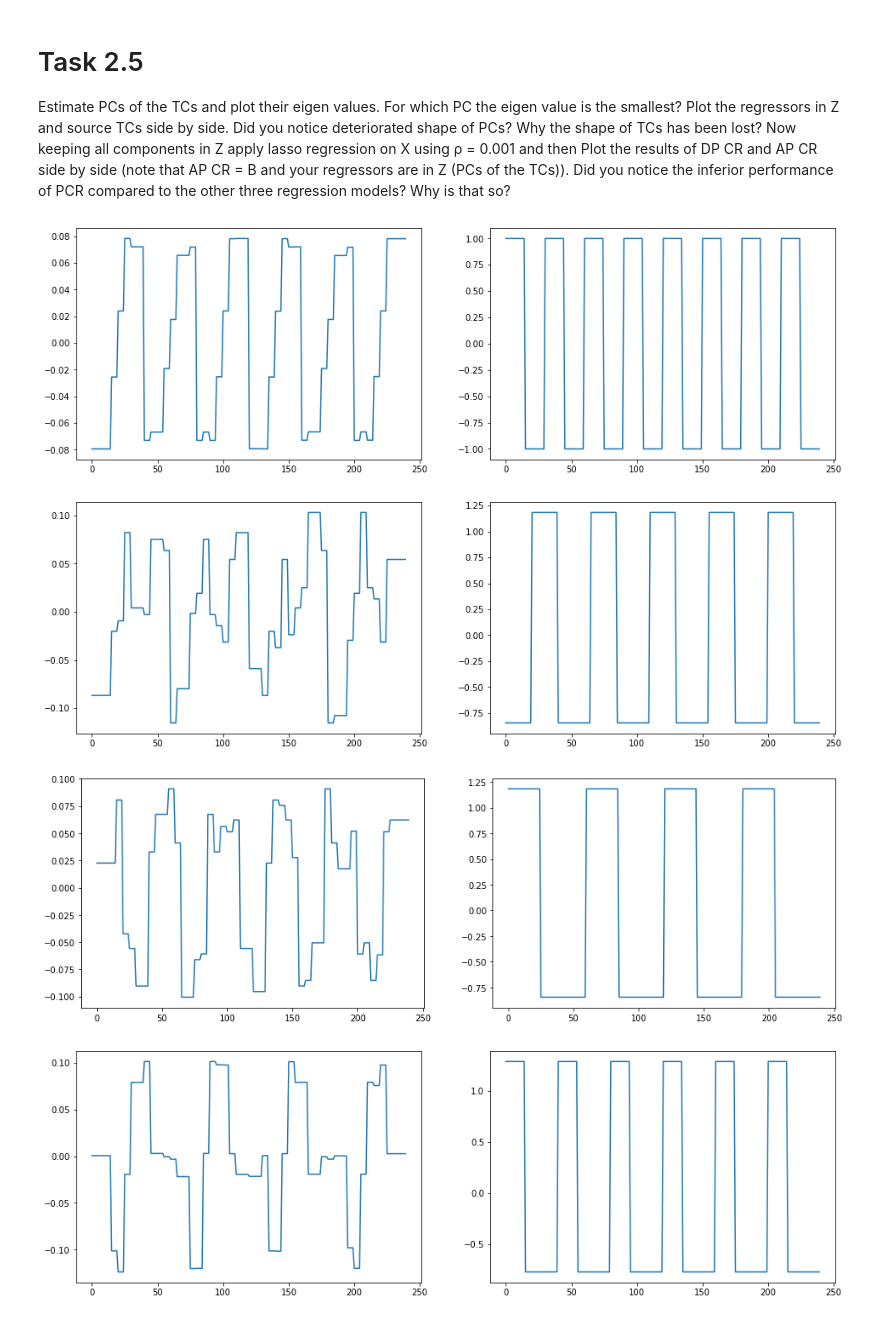
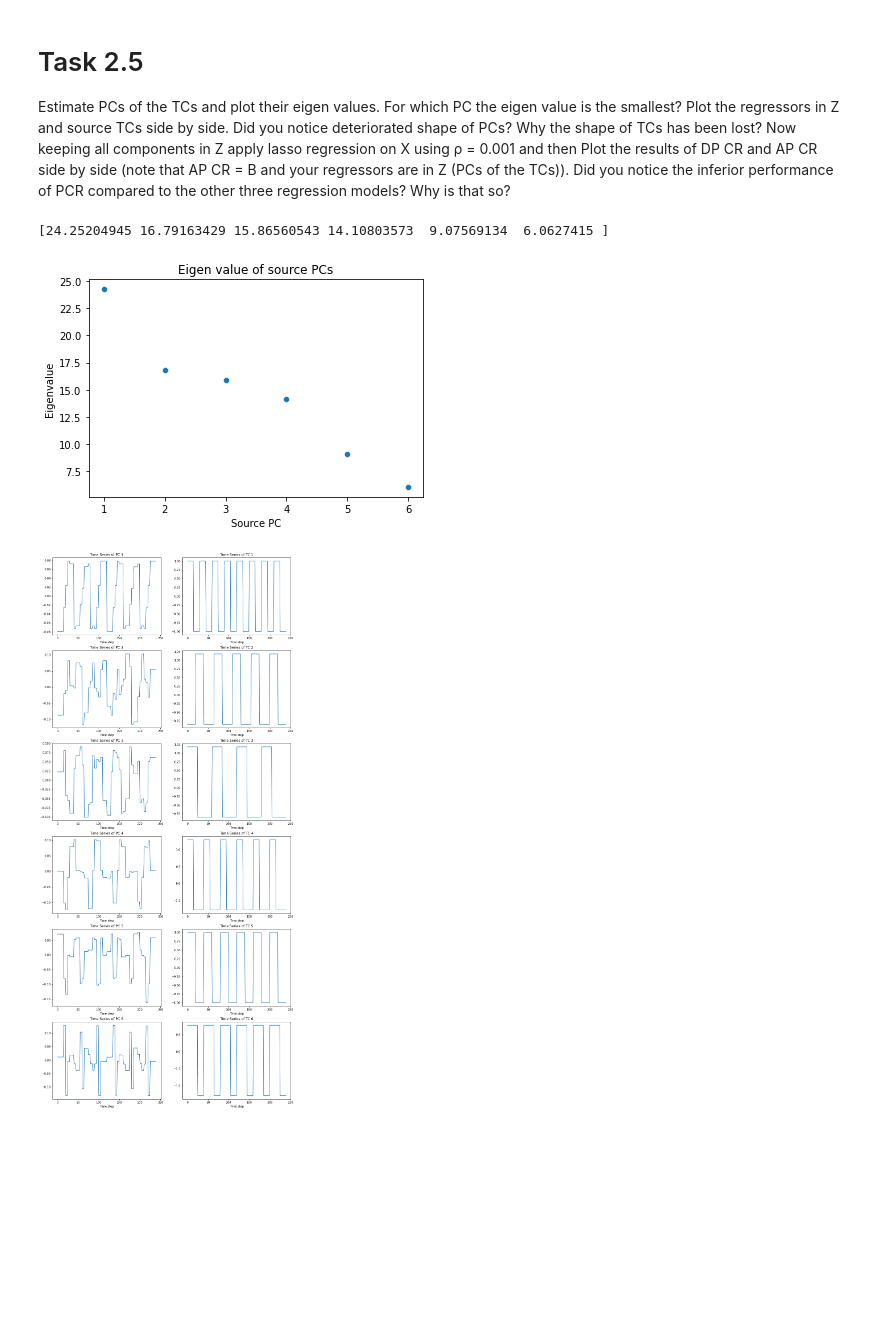
Before and after one commit to TonstarHipHop/MAST30034_Ass1, a Jupyter notebook: Q2.ipynb, the cells around one changed output. Drawn from its saved outputs; the diff is of its cells as text; code cells hidden in the pictures; blank space fills up the shorter version.

```diff
--- a/Q2.ipynb
+++ b/Q2.ipynb
@@ -215,0 +235,7 @@ plt.show()
+# %%
+rho=0.6
+Alr = np.abs(gen_new_Alr(rho, X, D))
+Alr_pixels = np.reshape(Alr[0,:], (21,21), order='F',)
+sns.heatmap(Alr_pixels)
+plt.title("First Alr Source heatmap")
+plt.show()
@@ -221,13 +249,17 @@ Maybe show one of the 441x1 Alr at rho=0.5 vs rho=1 to show that coefficients ha
 # Task 2.4
 # %%
 rho=0.6
-
-Alr = gen_new_Alr(rho, X, D)
+_lambda = 0.1
+lambda_hat = V*_lambda
+Arr = np.abs(np.matmul(np.matmul(np.linalg.inv(np.matmul(DT, D)+lambda_hat*np.eye(6)), DT), X))
+Drr = np.matmul(X, np.transpose(Arr))
+Alr = np.abs(gen_new_Alr(rho, X, D))
 Dlr = np.matmul(X, np.transpose(Alr))
-
 cslr = corr_vectors(np.transpose(SM), np.transpose(Alr))
 ctlr = corr_vectors(D, Dlr)
-
 csrr = corr_vectors(np.transpose(SM), np.transpose(Arr))
 ctrr = corr_vectors(D, Drr)
+
+print(np.sum(ctlr), '>', np.sum(ctrr))
+print(np.sum(cslr), '>', np.sum(csrr))
 # %% [output]
@@ -275,19 +303,24 @@ of DP CR and AP CR side by side (note that AP CR = B and your regressors are in
 other three regression models? Why is that so?
 # %%
 Z, eigval, vt = np.linalg.svd(D, full_matrices=1)
+Z = Z[:,0:6]
+print(eigval)
+sns.scatterplot(y=eigval, x=range(1,7))
+plt.title("Eigen value of source PCs")
+plt.xlabel('Source PC')
+plt.ylabel('Eigenvalue')
+plt.show()
 
-Z = Z[:,0:6]
-
+fig, axs = plt.subplots(6, 2, figsize=(15,35))
 for i in range(0,6):
-    plt.figure(figsize=(16,5))
-    plt.subplot(1,2,1)
-    plot = sns.lineplot(x=range(0,240), y=Z[:,i])
-    plt.subplot(1,2,2)
-    plot = sns.lineplot(x=range(0,240), y=D[:,i])
+    ax = sns.lineplot(x=range(0,240), y=Z[:,i], ax=axs[i,0])
+    ax.set(title=f'Time Series of PC {i+1}', xlabel="Time step")
+    ax = sns.lineplot(x=range(0,240), y=D[:,i], ax=axs[i,1])
+    ax.set(title=f'Time Series of TC {i+1}', xlabel="Time step")
+plt.show()
 # print(s.shape)
 # print(vt.shape)
 # %% [output]
+[24.25204945 16.79163429 15.86560543 14.10803573  9.07569134  6.0627415 ]
-[figure, old version]
+[figure, new version]
-[figure, old version]
+[figure, new version]
-[figure, removed]
-[figure, removed]
```
Also changed, not shown: parts of 12 cells of this notebook, 1 other file.
